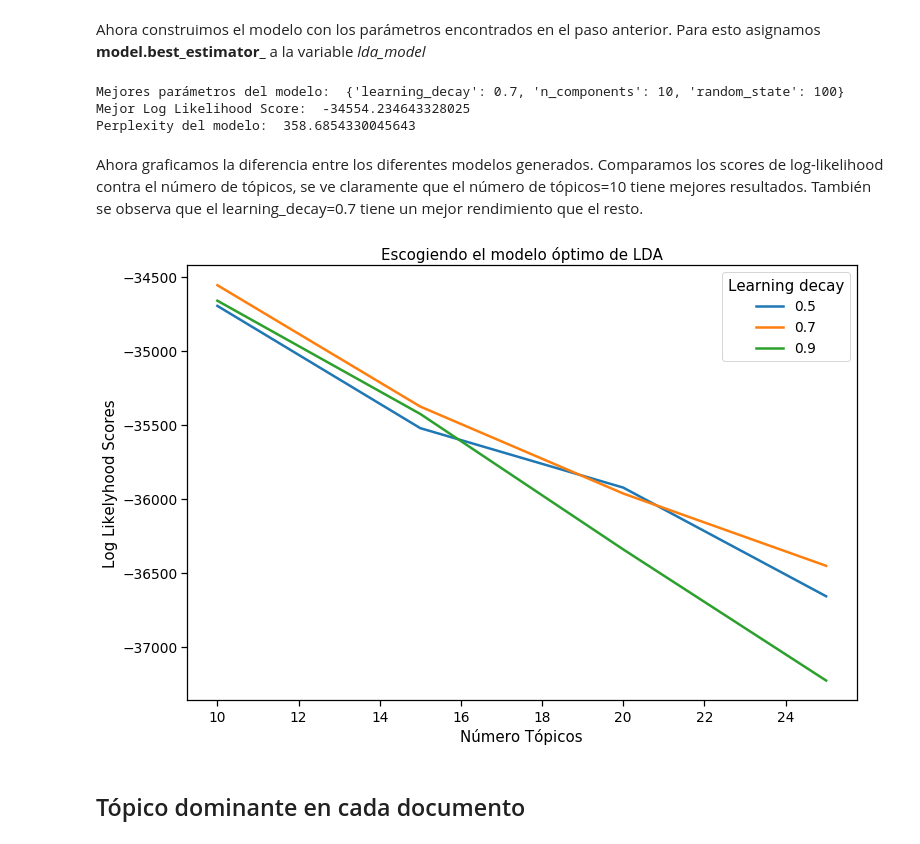
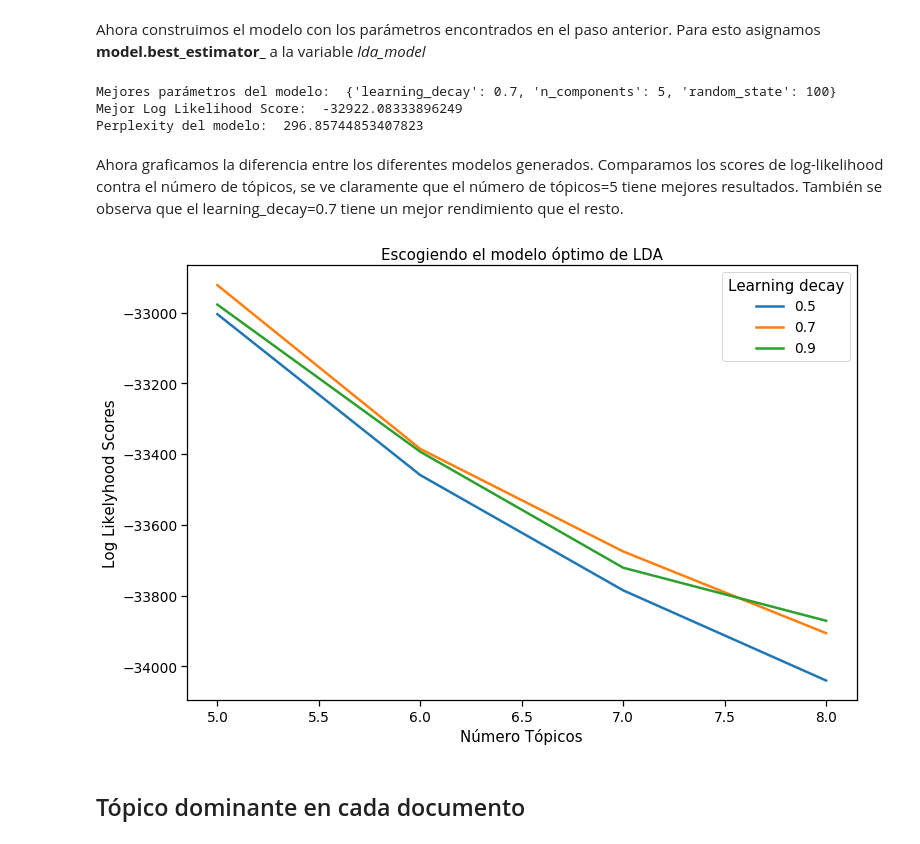
Before and after one commit to garzuzo/OPC_PDG, a Jupyter notebook: OPC_PDG_Analitica-V2.0_Modelo.ipynb, the cells around one changed output. Saved outputs shown, nothing was run; the diff lists cells and outputs as text; code cells hidden in the pictures.

Commit message:
add last version lda model

```diff
--- a/OPC_PDG_Analitica-V2.0_Modelo.ipynb
+++ b/OPC_PDG_Analitica-V2.0_Modelo.ipynb
@@ -134,7 +134,7 @@ Realizaremos una búsqueda de parámetros para encontrar el mejor LDA. Para esto
 Este proceso de búsqueda de parámetros consume bastante tiempo, puesto que construye múltiples modelos de LDA para todas las posibles combinaciones de dichos parámetros en el diccionario **param_grid** (cross-validated grid-search).
 # %%
 # Se definen los parámetros de búsqueda
-search_params = {'n_components': [10, 15, 20, 25], 'learning_decay': [.5, .7, .9], 'random_state':[100]}
+search_params = {'n_components': [5, 6, 7 ,8], 'learning_decay': [.5, .7, .9], 'random_state':[100]}
 
 # Se inicializa el modelo
 lda = LatentDirichletAllocation()
@@ -182,28 +182,28 @@ print("Mejor Log Likelihood Score: ", model.best_score_)
 # Perplexity
 print("Perplexity del modelo: ", lda_model.perplexity(data_vectorized))
 # %% [output]
-Mejores parámetros del modelo:  {'learning_decay': 0.7, 'n_components': 10, 'random_state': 100}
-Mejor Log Likelihood Score:  -34554.234643328025
-Perplexity del modelo:  358.6854330045643
+Mejores parámetros del modelo:  {'learning_decay': 0.7, 'n_components': 5, 'random_state': 100}
+Mejor Log Likelihood Score:  -32922.08333896249
+Perplexity del modelo:  296.85744853407823
 # %% [markdown]
-Ahora graficamos la diferencia entre los diferentes modelos generados. Comparamos los scores de log-likelihood contra el número de tópicos, se ve claramente que el número de tópicos=10 tiene mejores resultados. También se observa que el learning_decay=0.7 tiene un mejor rendimiento que el resto.
+Ahora graficamos la diferencia entre los diferentes modelos generados. Comparamos los scores de log-likelihood contra el número de tópicos, se ve claramente que el número de tópicos=5 tiene mejores resultados. También se observa que el learning_decay=0.7 tiene un mejor rendimiento que el resto.
 # %%
-n_topics = [10, 15, 20, 25]
+n_topics = [5,6,7,8]
 log_likelyhoods_5 = [round(gscore.mean_validation_score) for gscore in model.grid_scores_ if gscore.parameters['learning_decay']==0.5]
 log_likelyhoods_7 = [round(gscore.mean_validation_score) for gscore in model.grid_scores_ if gscore.parameters['learning_decay']==0.7]
 log_likelyhoods_9 = [round(gscore.mean_validation_score) for gscore in model.grid_scores_ if gscore.parameters['learning_decay']==0.9]
 
 plt.figure(figsize=(12, 8))
 plt.plot(n_topics, log_likelyhoods_5, label='0.5')
 plt.plot(n_topics, log_likelyhoods_7, label='0.7')
 plt.plot(n_topics, log_likelyhoods_9, label='0.9')
 plt.title("Escogiendo el modelo óptimo de LDA")
 plt.xlabel("Número Tópicos")
 plt.ylabel("Log Likelyhood Scores")
 plt.legend(title='Learning decay', loc='best')
 plt.show()
 # %% [output]
-[figure, old version]
+[figure, new version]
 # %% [markdown]
 ## Tópico dominante en cada documento
 # %% [markdown]
```
Also changed, not shown: parts of 7 cells of this notebook, 1 other file.
